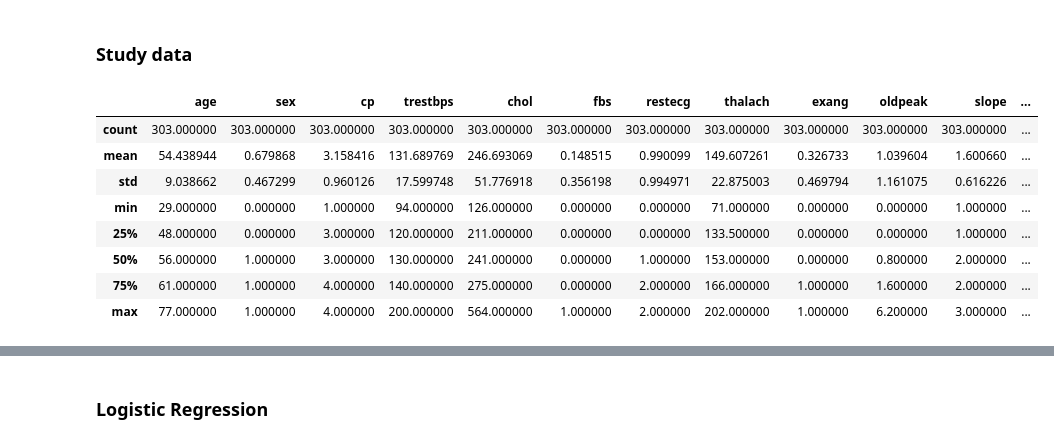
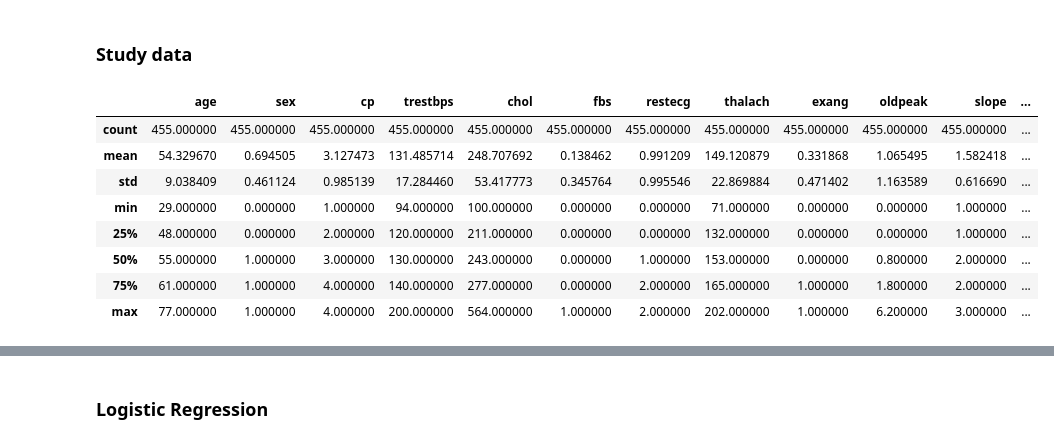
Before and after one commit to tnguyen7s/ma145_study_ROC_curve, a Jupyter notebook: classifiers_and_ROC_curve.ipynb, the cells around one changed output, grey strips where cells are left out. Cells and saved outputs as stored; diff of their text form; code cells hidden in the pictures.

```diff
--- a/classifiers_and_ROC_curve.ipynb
+++ b/classifiers_and_ROC_curve.ipynb
@@ -134,0 +119,14 @@ data = data.drop('num', axis=1)
+# %%
+data.age = data.age.astype("float64").astype("int32")
+data.sex =  data.sex.astype("float64").astype("int32")
+data.cp = data.cp.astype("float64").astype("int32")
+data.trestbps = data.trestbps.astype("float64").astype("int32")
+data.chol = data.chol.astype("float64").astype("int32")
+data.fbs = data.fbs.astype("float64").astype("int32")
+data.restecg = data.restecg.astype("float64").astype("int32")
+data.thalach = data.thalach.astype("float64").astype("int32")
+data.exang = data.exang.astype("float64").astype("int32")
+data.oldpeak = data.oldpeak.astype("float64")
+data.slope = data.slope.astype("float64").astype("int32")
+data.ca = data.ca.astype("float64").astype("int32")
+data.thal = data.thal.astype("float64").astype("int32")
@@ -134,0 +135,3 @@ data = data.drop('num', axis=1)
+# %%
+inputs = data.copy().drop('presence', axis=1)
+inputs.head()
@@ -134,0 +145,3 @@ data = data.drop('num', axis=1)
+# %%
+target = data.presence
+target.head()
@@ -134,0 +157,2 @@ data = data.drop('num', axis=1)
+# %%
+train_inputs, test_inputs, train_target, test_target = train_test_split(inputs, target, test_size=0.2, stratify=data.presence, random_state=4)
@@ -135,16 +187,16 @@ data = data.drop('num', axis=1)
 # %% [markdown]
 ### Study data
 # %%
-data.describe()
+train_inputs.describe()
 # %% [output]
 |  | age | sex | cp | trestbps | chol | fbs | restecg | thalach | exang | oldpeak | slope | ... |
-| count | 303.000000 | 303.000000 | 303.000000 | 303.000000 | 303.000000 | 303.000000 | 303.000000 | 303.000000 | 303.000000 | 303.000000 | 303.000000 | ... |
-| mean | 54.438944 | 0.679868 | 3.158416 | 131.689769 | 246.693069 | 0.148515 | 0.990099 | 149.607261 | 0.326733 | 1.039604 | 1.600660 | ... |
-| std | 9.038662 | 0.467299 | 0.960126 | 17.599748 | 51.776918 | 0.356198 | 0.994971 | 22.875003 | 0.469794 | 1.161075 | 0.616226 | ... |
-| min | 29.000000 | 0.000000 | 1.000000 | 94.000000 | 126.000000 | 0.000000 | 0.000000 | 71.000000 | 0.000000 | 0.000000 | 1.000000 | ... |
-| 25% | 48.000000 | 0.000000 | 3.000000 | 120.000000 | 211.000000 | 0.000000 | 0.000000 | 133.500000 | 0.000000 | 0.000000 | 1.000000 | ... |
-| 50% | 56.000000 | 1.000000 | 3.000000 | 130.000000 | 241.000000 | 0.000000 | 1.000000 | 153.000000 | 0.000000 | 0.800000 | 2.000000 | ... |
-| 75% | 61.000000 | 1.000000 | 4.000000 | 140.000000 | 275.000000 | 0.000000 | 2.000000 | 166.000000 | 1.000000 | 1.600000 | 2.000000 | ... |
+| count | 455.000000 | 455.000000 | 455.000000 | 455.000000 | 455.000000 | 455.000000 | 455.000000 | 455.000000 | 455.000000 | 455.000000 | 455.000000 | ... |
+| mean | 54.329670 | 0.694505 | 3.127473 | 131.485714 | 248.707692 | 0.138462 | 0.991209 | 149.120879 | 0.331868 | 1.065495 | 1.582418 | ... |
+| std | 9.038409 | 0.461124 | 0.985139 | 17.284460 | 53.417773 | 0.345764 | 0.995546 | 22.869884 | 0.471402 | 1.163589 | 0.616690 | ... |
+| min | 29.000000 | 0.000000 | 1.000000 | 94.000000 | 100.000000 | 0.000000 | 0.000000 | 71.000000 | 0.000000 | 0.000000 | 1.000000 | ... |
+| 25% | 48.000000 | 0.000000 | 2.000000 | 120.000000 | 211.000000 | 0.000000 | 0.000000 | 132.000000 | 0.000000 | 0.000000 | 1.000000 | ... |
+| 50% | 55.000000 | 1.000000 | 3.000000 | 130.000000 | 243.000000 | 0.000000 | 1.000000 | 153.000000 | 0.000000 | 0.800000 | 2.000000 | ... |
+| 75% | 61.000000 | 1.000000 | 4.000000 | 140.000000 | 277.000000 | 0.000000 | 2.000000 | 165.000000 | 1.000000 | 1.800000 | 2.000000 | ... |
 | max | 77.000000 | 1.000000 | 4.000000 | 200.000000 | 564.000000 | 1.000000 | 2.000000 | 202.000000 | 1.000000 | 6.200000 | 3.000000 | ... |
 # %%
 sns.set(rc={'figure.figsize':(20,20)})
```
Also changed, not shown: parts of 173 cells of this notebook, 4 other files.
